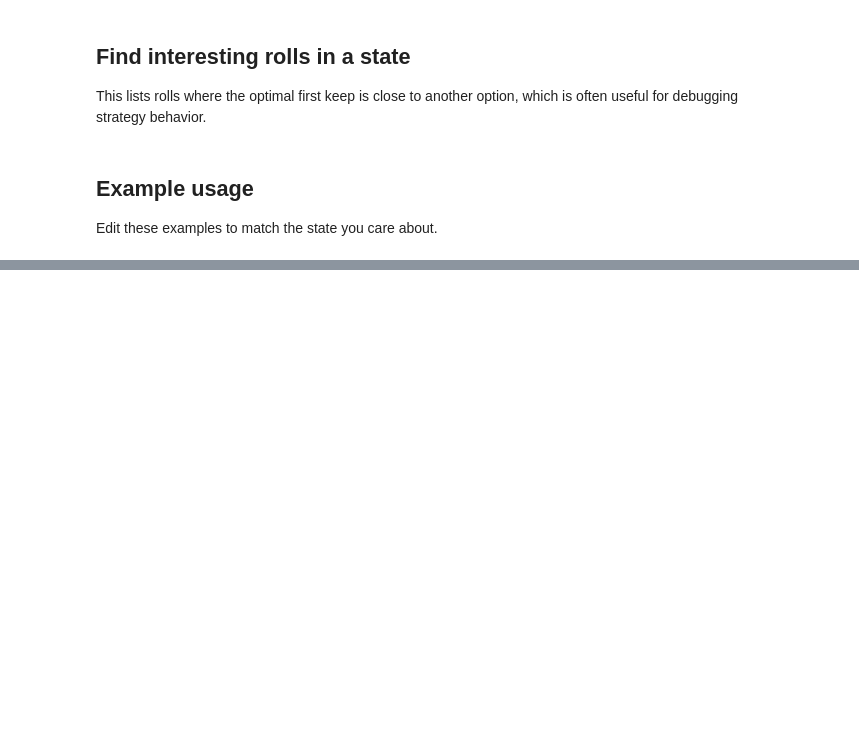
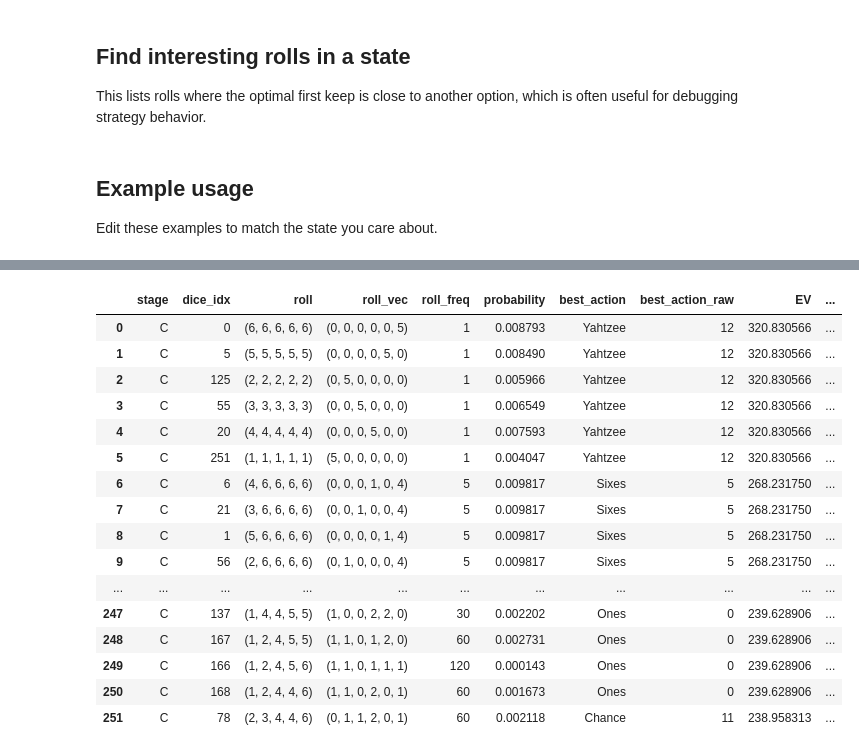
Before and after one commit to Ballpark-Figures/yahtzee, a Jupyter notebook: math/notebooks/state_explorer.ipynb, the cells around one changed output, grey strips where cells are left out. Drawn from its saved outputs; the diff is of its cells as text; code cells hidden in the pictures; blank space fills up the shorter version.

```diff
--- a/math/notebooks/state_explorer.ipynb
+++ b/math/notebooks/state_explorer.ipynb
@@ -899,6 +987,23 @@ describe_state(start_state), state_value(start_state)
 # %%
-a = 7
-all_roll_evs(start_state, "C")[200:]
+all_roll_evs(start_state, "C")
+# %% [output]
+|  | stage | dice_idx | roll | roll_vec | roll_freq | probability | best_action | best_action_raw | EV | ... |
+| 0 | C | 0 | (6, 6, 6, 6, 6) | (0, 0, 0, 0, 0, 5) | 1 | 0.008793 | Yahtzee | 12 | 320.830566 | ... |
+| 1 | C | 5 | (5, 5, 5, 5, 5) | (0, 0, 0, 0, 5, 0) | 1 | 0.008490 | Yahtzee | 12 | 320.830566 | ... |
+| 2 | C | 125 | (2, 2, 2, 2, 2) | (0, 5, 0, 0, 0, 0) | 1 | 0.005966 | Yahtzee | 12 | 320.830566 | ... |
+| 3 | C | 55 | (3, 3, 3, 3, 3) | (0, 0, 5, 0, 0, 0) | 1 | 0.006549 | Yahtzee | 12 | 320.830566 | ... |
+| 4 | C | 20 | (4, 4, 4, 4, 4) | (0, 0, 0, 5, 0, 0) | 1 | 0.007593 | Yahtzee | 12 | 320.830566 | ... |
+| 5 | C | 251 | (1, 1, 1, 1, 1) | (5, 0, 0, 0, 0, 0) | 1 | 0.004047 | Yahtzee | 12 | 320.830566 | ... |
+| 6 | C | 6 | (4, 6, 6, 6, 6) | (0, 0, 0, 1, 0, 4) | 5 | 0.009817 | Sixes | 5 | 268.231750 | ... |
+| 7 | C | 21 | (3, 6, 6, 6, 6) | (0, 0, 1, 0, 0, 4) | 5 | 0.009817 | Sixes | 5 | 268.231750 | ... |
+| 8 | C | 1 | (5, 6, 6, 6, 6) | (0, 0, 0, 0, 1, 4) | 5 | 0.009817 | Sixes | 5 | 268.231750 | ... |
+| 9 | C | 56 | (2, 6, 6, 6, 6) | (0, 1, 0, 0, 0, 4) | 5 | 0.009817 | Sixes | 5 | 268.231750 | ... |
+| ... | ... | ... | ... | ... | ... | ... | ... | ... | ... | ... |
+| 247 | C | 137 | (1, 4, 4, 5, 5) | (1, 0, 0, 2, 2, 0) | 30 | 0.002202 | Ones | 0 | 239.628906 | ... |
+| 248 | C | 167 | (1, 2, 4, 5, 5) | (1, 1, 0, 1, 2, 0) | 60 | 0.002731 | Ones | 0 | 239.628906 | ... |
+| 249 | C | 166 | (1, 2, 4, 5, 6) | (1, 1, 0, 1, 1, 1) | 120 | 0.000143 | Ones | 0 | 239.628906 | ... |
+| 250 | C | 168 | (1, 2, 4, 4, 6) | (1, 1, 0, 2, 0, 1) | 60 | 0.001673 | Ones | 0 | 239.628906 | ... |
+| 251 | C | 78 | (2, 3, 4, 4, 6) | (0, 1, 1, 2, 0, 1) | 60 | 0.002118 | Chance | 11 | 238.958313 | ... |
 # %%
 """CATEGORY_NAMES = [
     "Ones", "Twos", "Threes", "Fours", "Fives", "Sixes",
```
Also changed, not shown: parts of 28 cells of this notebook.
